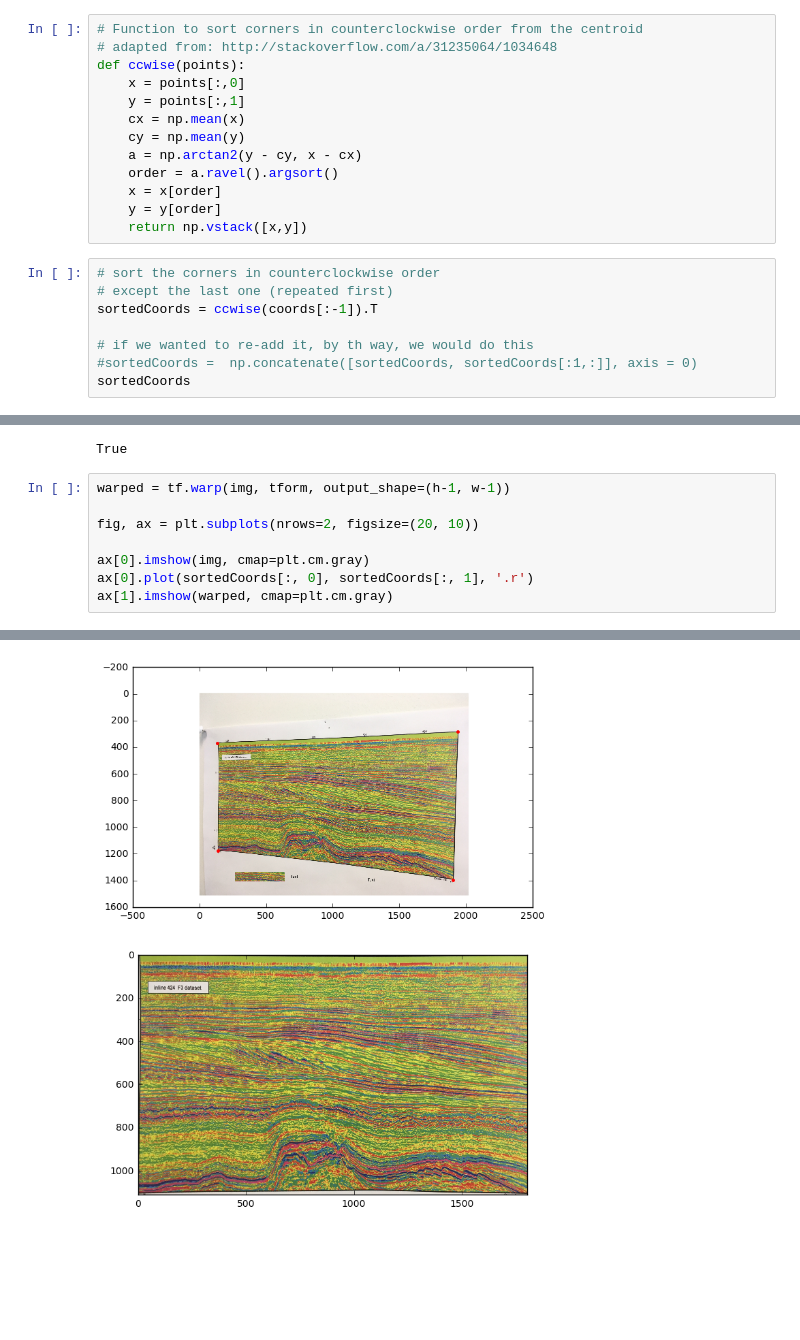
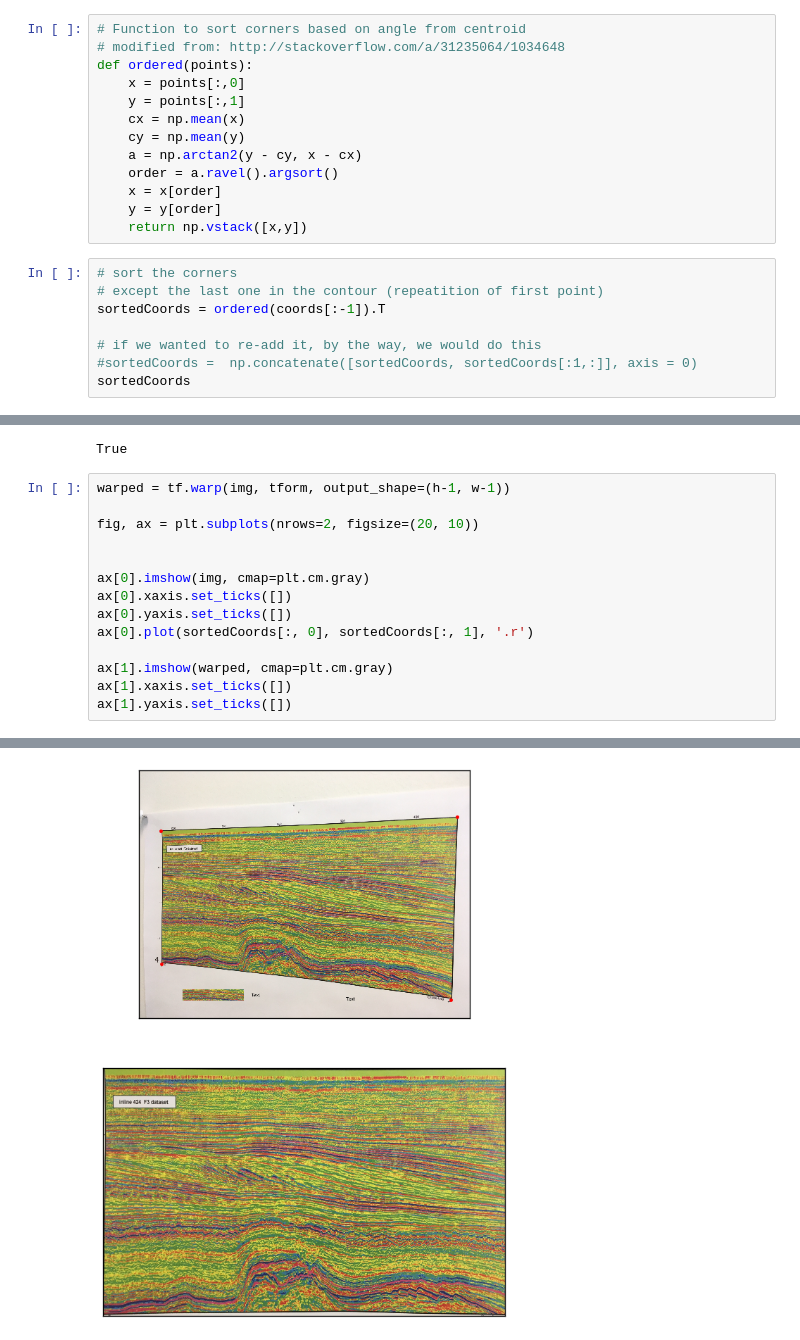
Before and after one commit to mycarta/rainbowbot, a Jupyter notebook: identify_isolate_rectify.ipynb, the cells around one changed output, grey strips where cells are left out. Drawn from its saved outputs; the diff is of its cells as text; blank space fills up the shorter version.

```diff
--- a/identify_isolate_rectify.ipynb
+++ b/identify_isolate_rectify.ipynb
@@ -160,9 +160,9 @@ array([[ 1397.,  1900.],
        [  284.,  1938.],
        [ 1397.,  1900.]])
 # %%
-# Function to sort corners in counterclockwise order from the centroid
-# adapted from: http://stackoverflow.com/a/31235064/1034648
-def ccwise(points):
+# Function to sort corners based on angle from centroid
+# modified from: http://stackoverflow.com/a/31235064/1034648
+def ordered(points):
     x = points[:,0]
     y = points[:,1]
     cx = np.mean(x)
@@ -173,11 +173,11 @@ def ccwise(points):
     y = y[order]
     return np.vstack([x,y])
 # %%
-# sort the corners in counterclockwise order
-# except the last one (repeated first)
-sortedCoords = ccwise(coords[:-1]).T
+# sort the corners
+# except the last one in the contour (repeatition of first point)
+sortedCoords = ordered(coords[:-1]).T
 
-# if we wanted to re-add it, by th way, we would do this
+# if we wanted to re-add it, by the way, we would do this
 #sortedCoords =  np.concatenate([sortedCoords, sortedCoords[:1,:]], axis = 0)
 sortedCoords
 # %% [output]
@@ -249,7 +251,13 @@ warped = tf.warp(img, tform, output_shape=(h-1, w-1))
 
 fig, ax = plt.subplots(nrows=2, figsize=(20, 10))
 
+
 ax[0].imshow(img, cmap=plt.cm.gray)
+ax[0].xaxis.set_ticks([])
+ax[0].yaxis.set_ticks([])
 ax[0].plot(sortedCoords[:, 0], sortedCoords[:, 1], '.r')
+
 ax[1].imshow(warped, cmap=plt.cm.gray)
+ax[1].xaxis.set_ticks([])
+ax[1].yaxis.set_ticks([])
 # %% [output]
@@ -257 +265 @@ ax[1].imshow(warped, cmap=plt.cm.gray)
-[figure, old version]
+[figure, new version]
```
Also changed, not shown: parts of 3 cells of this notebook.
